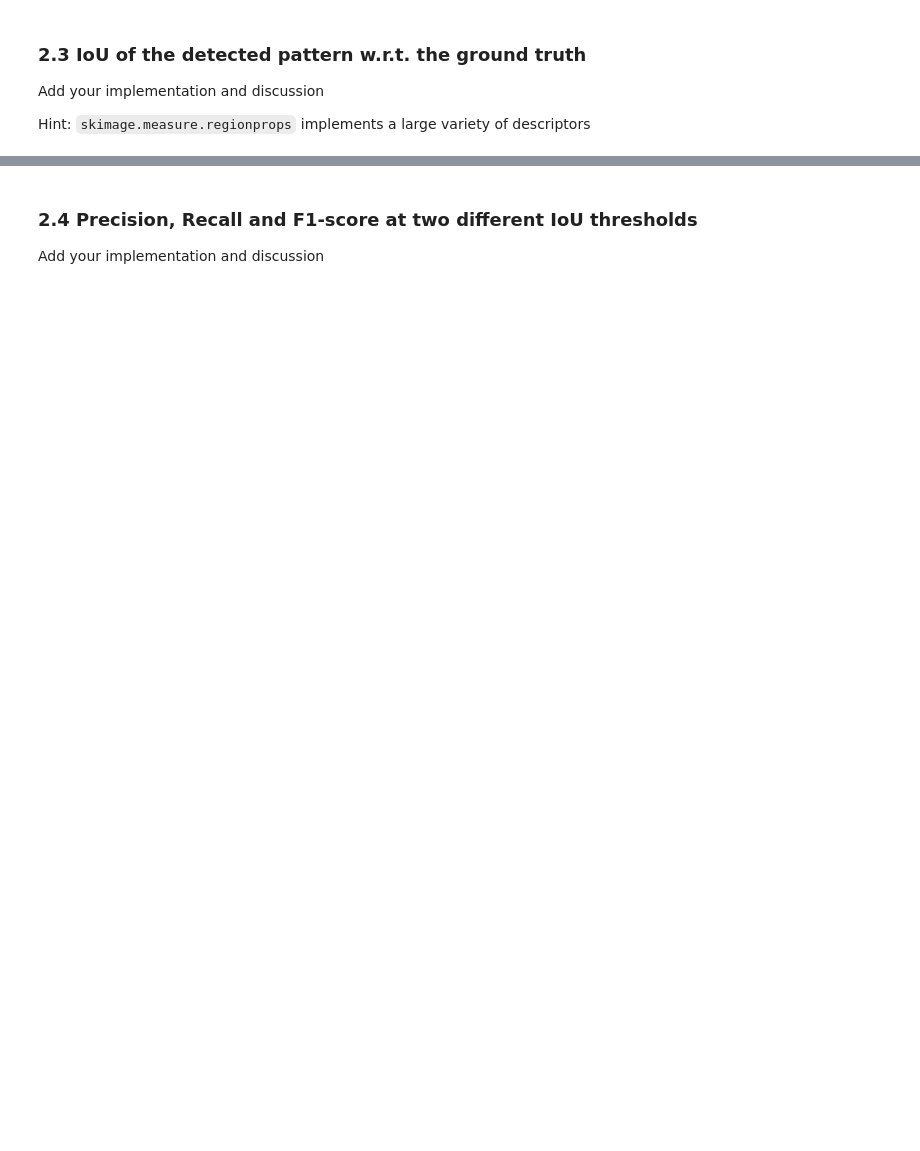
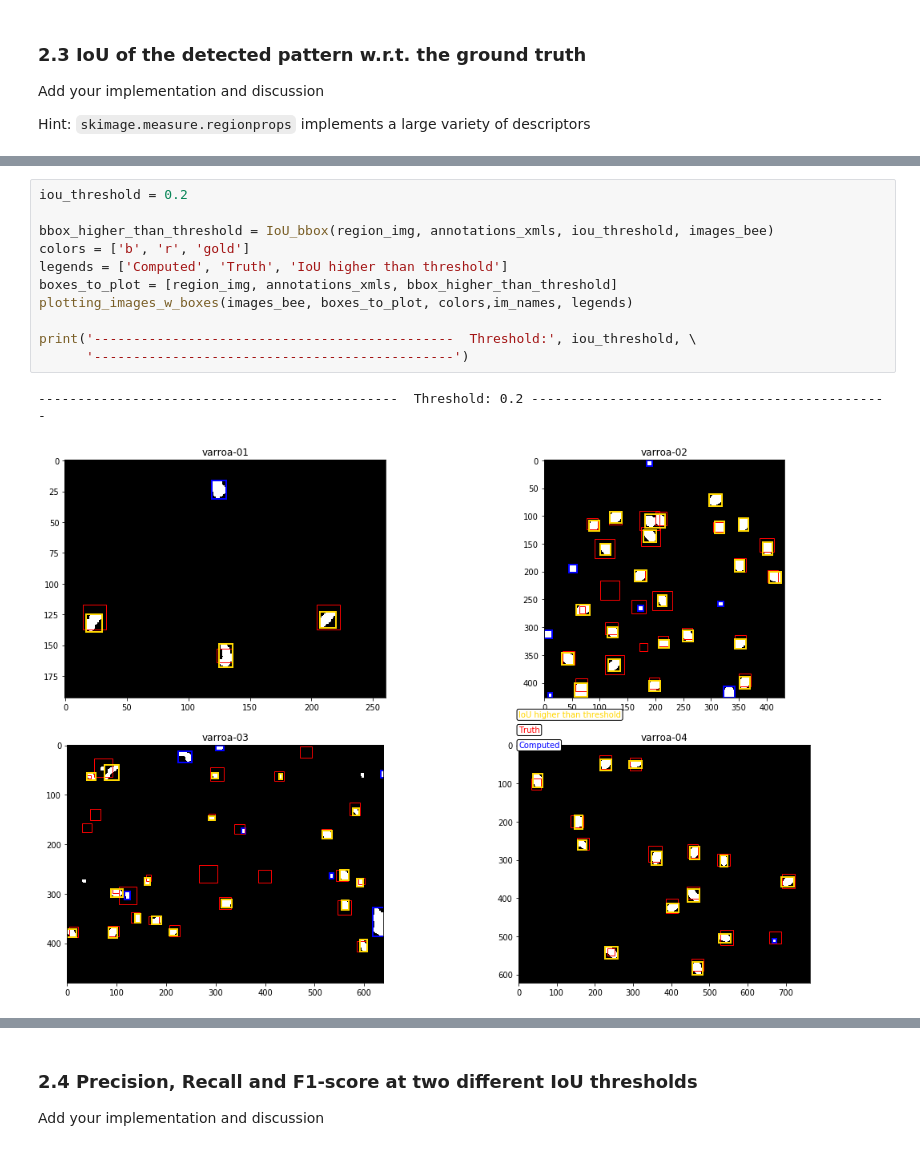
Before and after one commit to nicospbr/iapr-2019, a Jupyter notebook: labs/lab_01_segmentation.ipynb, the cells around one changed output, grey strips where cells are left out. Saved outputs shown, nothing was run; the diff lists cells and outputs as text; blank space fills up the shorter version.

```diff
--- a/labs/lab_01_segmentation.ipynb
+++ b/labs/lab_01_segmentation.ipynb
@@ -625,0 +722,14 @@ plt.show()
+# %%
+iou_threshold = 0.2
+
+bbox_higher_than_threshold = IoU_bbox(region_img, annotations_xmls, iou_threshold, images_bee)
+colors = ['b', 'r', 'gold']
+legends = ['Computed', 'Truth', 'IoU higher than threshold']
+boxes_to_plot = [region_img, annotations_xmls, bbox_higher_than_threshold]
+plotting_images_w_boxes(images_bee, boxes_to_plot, colors,im_names, legends)
+
+print('----------------------------------------------  Threshold:', iou_threshold, \
+      '----------------------------------------------')
+# %% [output]
+----------------------------------------------  Threshold: 0.2 ----------------------------------------------
+[figure, added]
```
Also changed, not shown: parts of 11 cells of this notebook.
